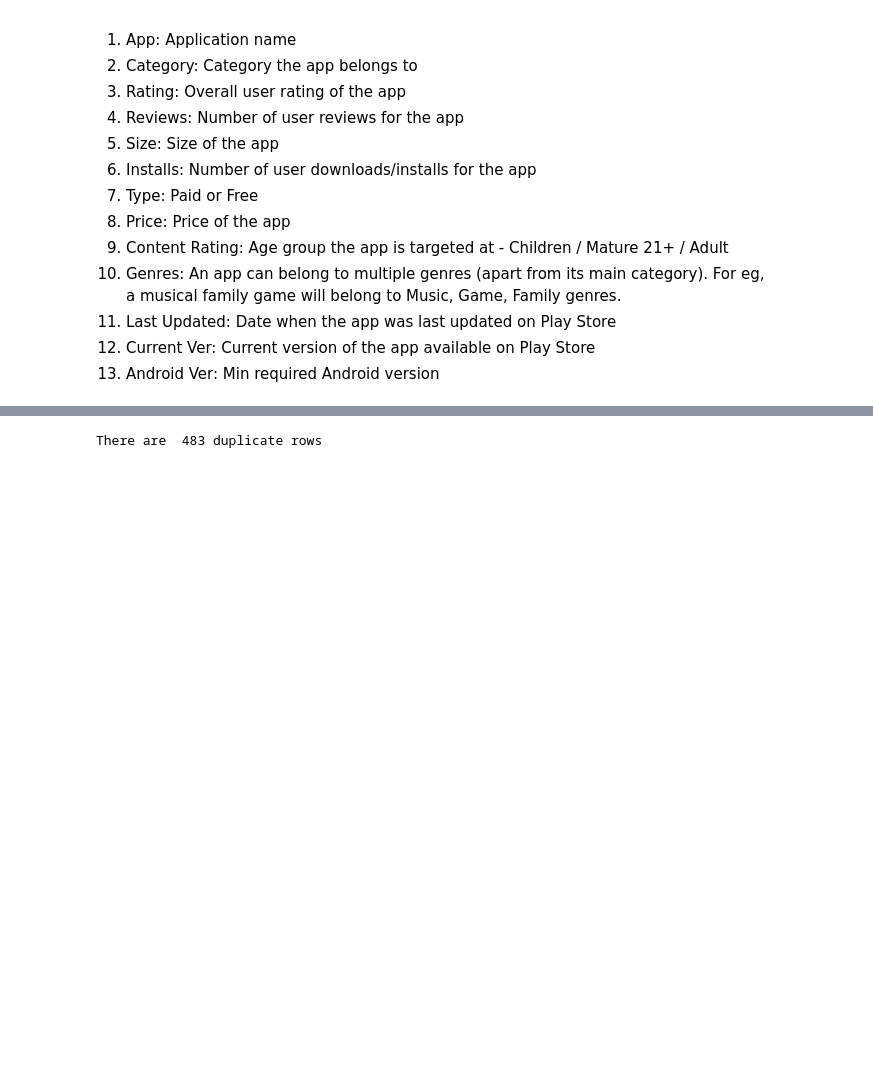
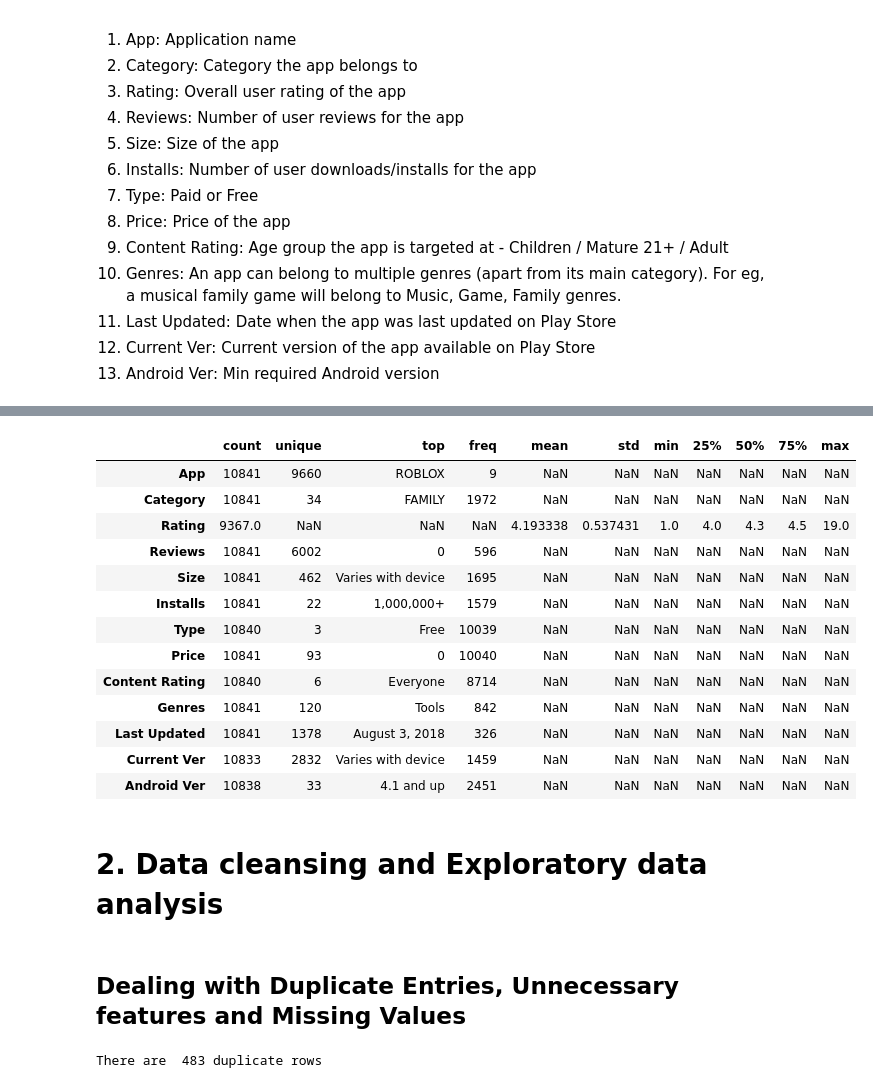
Before and after one commit to rahultheogre/Google-Store-App-Rating-Prediction-DT-RF-GB-Stacked-, a Jupyter notebook: Google_Store_App_Rating_Prediction_(DT_RF_GB_Stacked).ipynb, the cells around one changed output, grey strips where cells are left out. Saved outputs shown, nothing was run; the diff lists cells and outputs as text; code cells hidden in the pictures; blank space fills up the shorter version.

```diff
--- a/Google_Store_App_Rating_Prediction_(DT_RF_GB_Stacked).ipynb
+++ b/Google_Store_App_Rating_Prediction_(DT_RF_GB_Stacked).ipynb
@@ -77,3 +81,24 @@ memory usage: 981.0+ KB
+# %%
+df.describe(include='all').T
+# %% [output]
+|  | count | unique | top | freq | mean | std | min | 25% | 50% | 75% | max |
+| App | 10841 | 9660 | ROBLOX | 9 | NaN | NaN | NaN | NaN | NaN | NaN | NaN |
+| Category | 10841 | 34 | FAMILY | 1972 | NaN | NaN | NaN | NaN | NaN | NaN | NaN |
+| Rating | 9367.0 | NaN | NaN | NaN | 4.193338 | 0.537431 | 1.0 | 4.0 | 4.3 | 4.5 | 19.0 |
+| Reviews | 10841 | 6002 | 0 | 596 | NaN | NaN | NaN | NaN | NaN | NaN | NaN |
+| Size | 10841 | 462 | Varies with device | 1695 | NaN | NaN | NaN | NaN | NaN | NaN | NaN |
+| Installs | 10841 | 22 | 1,000,000+ | 1579 | NaN | NaN | NaN | NaN | NaN | NaN | NaN |
+| Type | 10840 | 3 | Free | 10039 | NaN | NaN | NaN | NaN | NaN | NaN | NaN |
+| Price | 10841 | 93 | 0 | 10040 | NaN | NaN | NaN | NaN | NaN | NaN | NaN |
+| Content Rating | 10840 | 6 | Everyone | 8714 | NaN | NaN | NaN | NaN | NaN | NaN | NaN |
+| Genres | 10841 | 120 | Tools | 842 | NaN | NaN | NaN | NaN | NaN | NaN | NaN |
+| Last Updated | 10841 | 1378 | August 3, 2018 | 326 | NaN | NaN | NaN | NaN | NaN | NaN | NaN |
+| Current Ver | 10833 | 2832 | Varies with device | 1459 | NaN | NaN | NaN | NaN | NaN | NaN | NaN |
+| Android Ver | 10838 | 33 | 4.1 and up | 2451 | NaN | NaN | NaN | NaN | NaN | NaN | NaN |
+# %% [markdown]
+# 2. Data cleansing and Exploratory data analysis
+# %% [markdown]
+## Dealing with Duplicate Entries, Unnecessary features and Missing Values
 # %%
 def ifDuplicateSamples(data):
   NoOfDuplicateRows = data.duplicated().sum()
```
Also changed, not shown: parts of 63 cells of this notebook.
